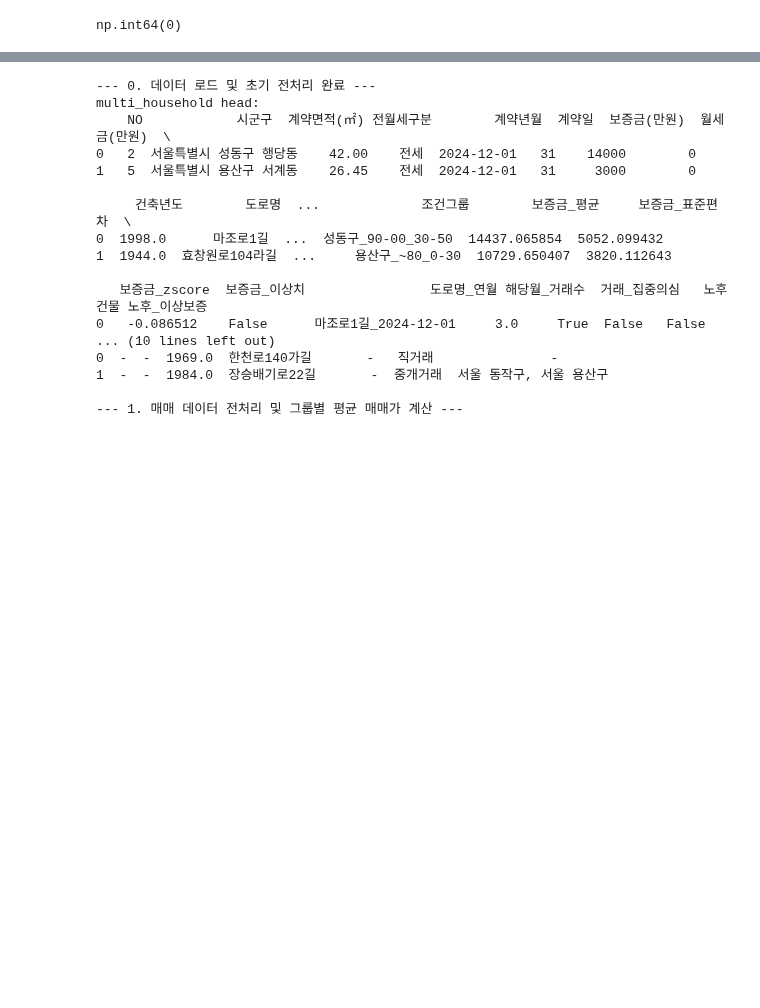
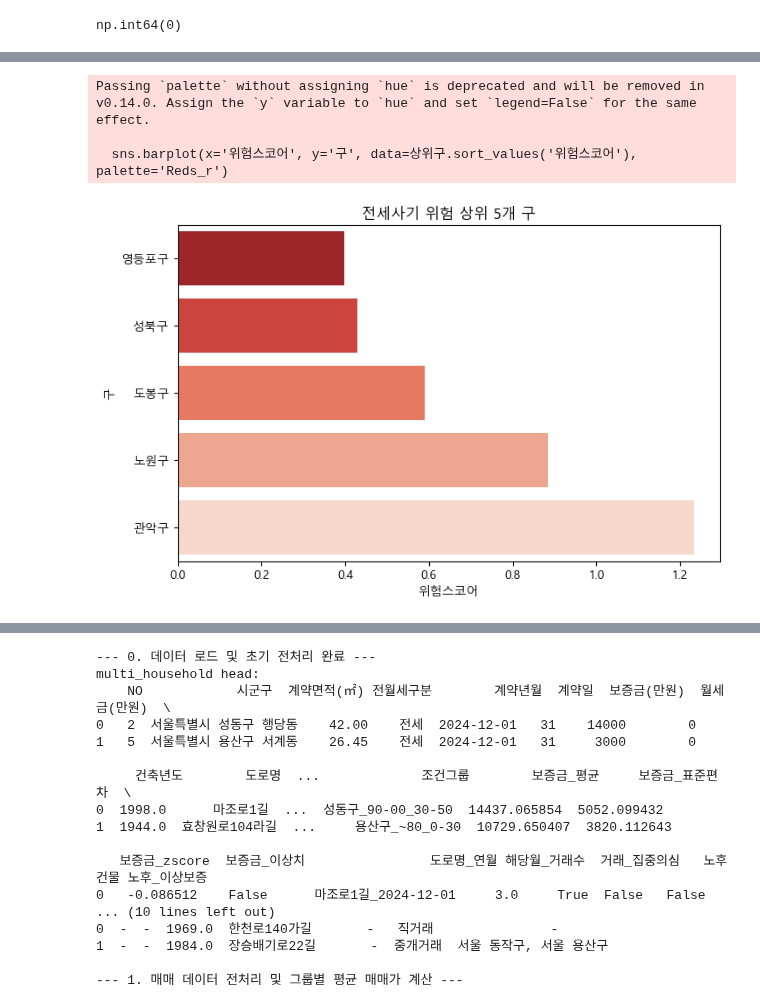
Before and after one commit to skqkrl/SDC_project, a Jupyter notebook: geumhui_전세사기.ipynb, the cells around one changed output, grey strips where cells are left out. Drawn from its saved outputs; the diff is of its cells as text; code cells hidden in the pictures; blank space fills up the shorter version.

Commit message:
전세사기 구별_행정동별

```diff
--- a/geumhui_전세사기.ipynb
+++ b/geumhui_전세사기.ipynb
@@ -243,10 +183,4 @@ group_stats.columns = ['조건그룹', '전세금_평균', '전세금_표준편
 merged = merged.merge(group_stats, on='조건그룹', how='left')
 merged['전세금_zscore'] = (merged['전세금'] - merged['전세금_평균']) / merged['전세금_표준편차']
 merged['전세금_이상치'] = merged['전세금_zscore'].abs() > 2
-# %%
-merged['구_연월'] = merged['구'] + '_' + merged['계약연월'].astype(str)
-도로_빈도 = merged['구_연월'].value_counts().reset_index()
-도로_빈도.columns = ['구_연월', '해당월_거래수']
-merged = merged.merge(도로_빈도, on='구_연월', how='left')
-merged['거래_집중의심'] = merged['해당월_거래수'] >= 3
 # %%
@@ -263,15 +201,19 @@ merged['노후_이상보증'] = merged['노후건물'] & merged['전세금_이
 구별_지표['전세금_이상비율'] = 구별_지표['전세금_이상치'] / 구별_지표['도로명']
 구별_지표['거래집중비율'] = 구별_지표['거래_집중의심'] / 구별_지표['도로명']
 구별_지표['노후이상비율'] = 구별_지표['노후_이상보증'] / 구별_지표['도로명']
+# %%
+#  전세가율 지표 추가
+구별_전세가율 = merged.groupby('구')['전세가율'].mean().reset_index()
+구별_전세가율.columns = ['구', '평균_전세가율']
+구별_지표 = 구별_지표.merge(구별_전세가율, on='구', how='left')
+# %%
+# 정규화 및 위험 스코어 계산
+score_cols = ['전세금_이상비율', '거래집중비율', '노후이상비율', '평균_전세가율']
+scaler = RobustScaler()
+구별_지표[[f'{col}_정규화' for col in score_cols]] = scaler.fit_transform(구별_지표[score_cols])
 # %%
-from sklearn.preprocessing import RobustScaler  # 또는 StandardScaler, MinMaxScaler
-
-scaler = RobustScaler()
-score_cols = ['전세금_이상비율', '거래집중비율', '노후이상비율']
-구별_지표[[f'{col}_정규화' for col in score_cols]] = scaler.fit_transform(구별_지표[score_cols])
-
-# 종합 스코어
 구별_지표['위험스코어'] = 구별_지표[[f'{col}_정규화' for col in score_cols]].mean(axis=1)
 
 # 상위 5개 구 추출
-상위구 = 구별_지표.sort_values('위험스코어', ascending=False).head(5)
+상위구 = 구별_지표.sort_values('위험스코어', ascending=False).head(10)
+상위구
@@ -352,0 +254,20 @@ def analyze_risk(df):
+# %%
+import matplotlib.pyplot as plt
+import seaborn as sns
+
+# 한글 폰트 깨짐 방지 (환경에 맞게 설치 및 설정 필요)
+plt.rcParams['font.family'] = 'Malgun Gothic'  # 윈도우
+plt.rcParams['axes.unicode_minus'] = False
+
+# 상위 위험구 데이터 (이미 계산된 상위구 변수 사용)
+plt.figure(figsize=(8,5))
+sns.barplot(x='위험스코어', y='구', data=상위구.sort_values('위험스코어'), palette='Reds_r')
+plt.title('전세사기 위험 상위 5개 구')
+plt.xlabel('위험스코어')
+plt.ylabel('구')
+plt.show()
+# %% [output]
+Passing `palette` without assigning `hue` is deprecated and will be removed in v0.14.0. Assign the `y` variable to `hue` and set `legend=False` for the same effect.
+
+  sns.barplot(x='위험스코어', y='구', data=상위구.sort_values('위험스코어'), palette='Reds_r')
+[figure, added]
```
Also changed, not shown: parts of 41 cells of this notebook.
